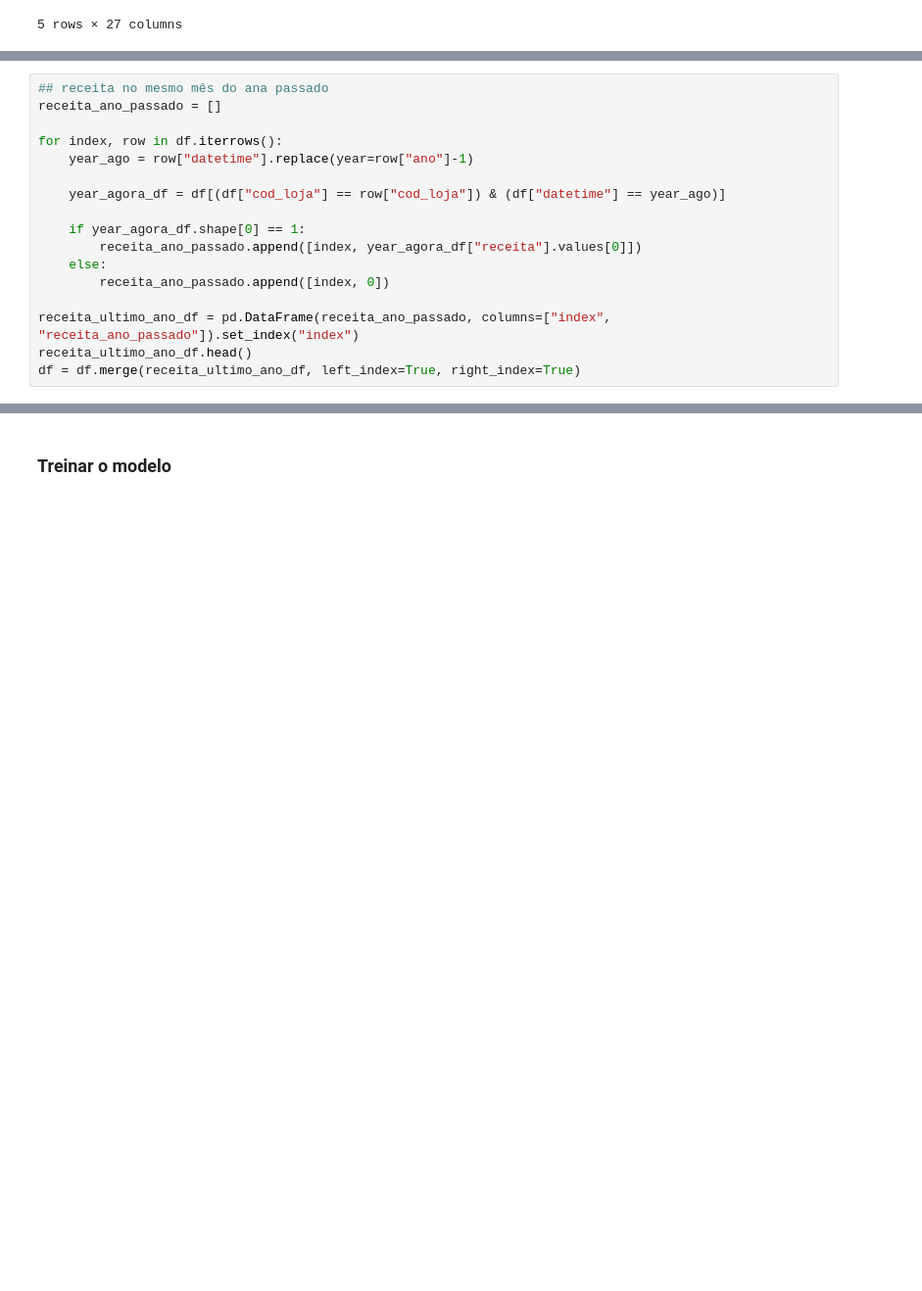
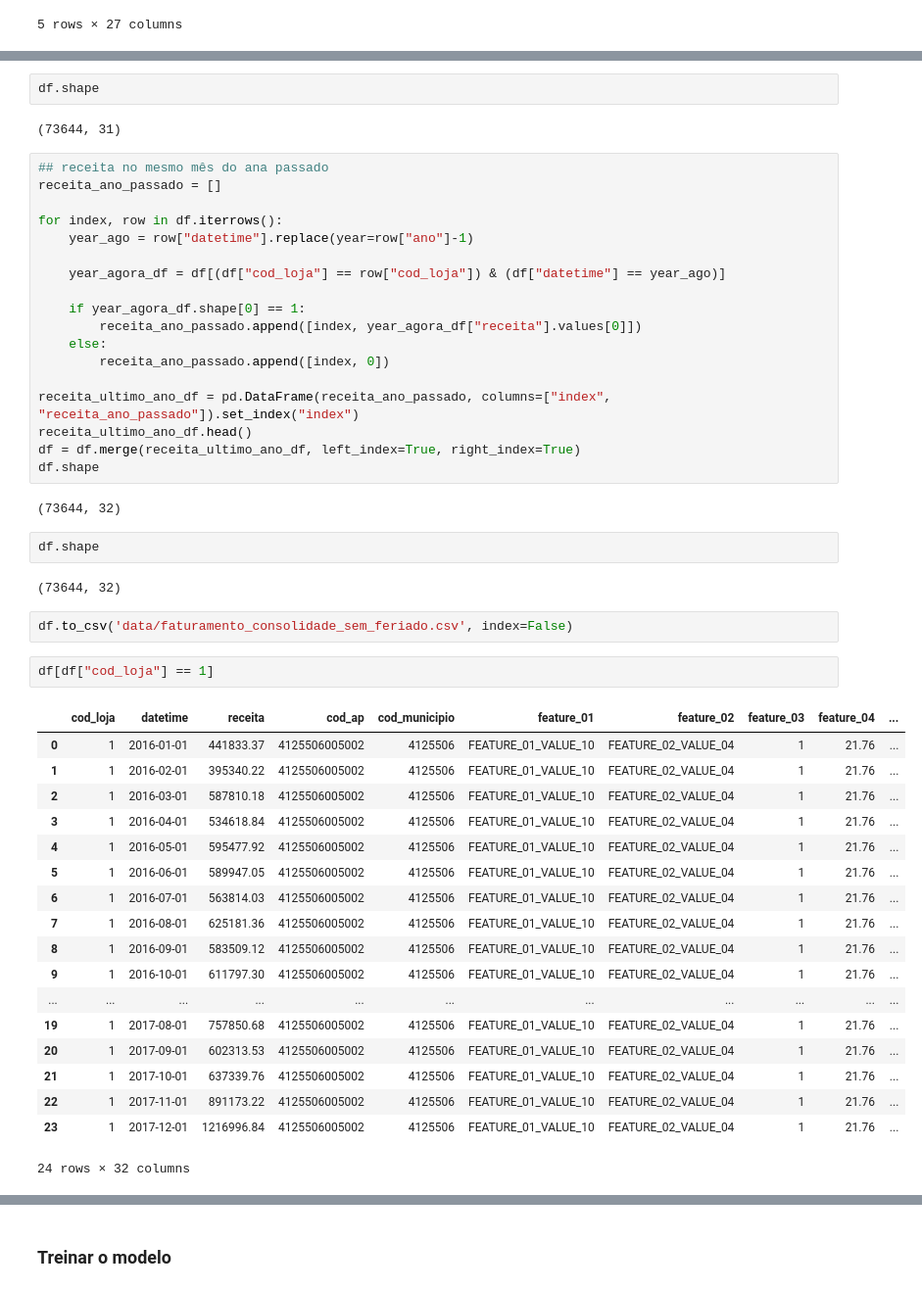
Before and after one commit to BeeData-USP/usp-vs-ufmg, a Jupyter notebook: zurita/randomForest.ipynb, the cells around one changed output, grey strips where cells are left out. Shown: that part at 98% size. Drawn from its saved outputs; the diff is of its cells as text; blank space fills up the shorter version.

```diff
--- a/zurita/randomForest.ipynb
+++ b/zurita/randomForest.ipynb
@@ -155,6 +177,10 @@ for index, row in df.iterrows():
 receita_ultimo_trimestre_df = pd.DataFrame(receita_ultimo_trimestre, columns=["index", "receita_trim1", "receita_trim2", "receita_trim3", "receita_media"]).set_index("index")
 receita_ultimo_trimestre_df.head()
 df = df.merge(receita_ultimo_trimestre_df, left_index=True, right_index=True)
+# %%
+df.shape
+# %% [output]
+(73644, 31)
 # %%
 ## receita no mesmo mês do ana passado
 receita_ano_passado = []
@@ -172,3 +198,33 @@ for index, row in df.iterrows():
 receita_ultimo_ano_df = pd.DataFrame(receita_ano_passado, columns=["index", "receita_ano_passado"]).set_index("index")
 receita_ultimo_ano_df.head()
 df = df.merge(receita_ultimo_ano_df, left_index=True, right_index=True)
+df.shape
+# %% [output]
+(73644, 32)
+# %%
+df.shape
+# %% [output]
+(73644, 32)
+# %%
+df.to_csv('data/faturamento_consolidade_sem_feriado.csv', index=False)
+# %%
+df[df["cod_loja"] == 1]
+# %% [output]
+|  | cod_loja | datetime | receita | cod_ap | cod_municipio | feature_01 | feature_02 | feature_03 | feature_04 | ... |
+| 0 | 1 | 2016-01-01 | 441833.37 | 4125506005002 | 4125506 | FEATURE_01_VALUE_10 | FEATURE_02_VALUE_04 | 1 | 21.76 | ... |
+| 1 | 1 | 2016-02-01 | 395340.22 | 4125506005002 | 4125506 | FEATURE_01_VALUE_10 | FEATURE_02_VALUE_04 | 1 | 21.76 | ... |
+| 2 | 1 | 2016-03-01 | 587810.18 | 4125506005002 | 4125506 | FEATURE_01_VALUE_10 | FEATURE_02_VALUE_04 | 1 | 21.76 | ... |
+| 3 | 1 | 2016-04-01 | 534618.84 | 4125506005002 | 4125506 | FEATURE_01_VALUE_10 | FEATURE_02_VALUE_04 | 1 | 21.76 | ... |
+| 4 | 1 | 2016-05-01 | 595477.92 | 4125506005002 | 4125506 | FEATURE_01_VALUE_10 | FEATURE_02_VALUE_04 | 1 | 21.76 | ... |
+| 5 | 1 | 2016-06-01 | 589947.05 | 4125506005002 | 4125506 | FEATURE_01_VALUE_10 | FEATURE_02_VALUE_04 | 1 | 21.76 | ... |
+| 6 | 1 | 2016-07-01 | 563814.03 | 4125506005002 | 4125506 | FEATURE_01_VALUE_10 | FEATURE_02_VALUE_04 | 1 | 21.76 | ... |
+| 7 | 1 | 2016-08-01 | 625181.36 | 4125506005002 | 4125506 | FEATURE_01_VALUE_10 | FEATURE_02_VALUE_04 | 1 | 21.76 | ... |
+| 8 | 1 | 2016-09-01 | 583509.12 | 4125506005002 | 4125506 | FEATURE_01_VALUE_10 | FEATURE_02_VALUE_04 | 1 | 21.76 | ... |
+| 9 | 1 | 2016-10-01 | 611797.30 | 4125506005002 | 4125506 | FEATURE_01_VALUE_10 | FEATURE_02_VALUE_04 | 1 | 21.76 | ... |
+| ... | ... | ... | ... | ... | ... | ... | ... | ... | ... | ... |
+| 19 | 1 | 2017-08-01 | 757850.68 | 4125506005002 | 4125506 | FEATURE_01_VALUE_10 | FEATURE_02_VALUE_04 | 1 | 21.76 | ... |
+| 20 | 1 | 2017-09-01 | 602313.53 | 4125506005002 | 4125506 | FEATURE_01_VALUE_10 | FEATURE_02_VALUE_04 | 1 | 21.76 | ... |
+| 21 | 1 | 2017-10-01 | 637339.76 | 4125506005002 | 4125506 | FEATURE_01_VALUE_10 | FEATURE_02_VALUE_04 | 1 | 21.76 | ... |
+| 22 | 1 | 2017-11-01 | 891173.22 | 4125506005002 | 4125506 | FEATURE_01_VALUE_10 | FEATURE_02_VALUE_04 | 1 | 21.76 | ... |
+| 23 | 1 | 2017-12-01 | 1216996.84 | 4125506005002 | 4125506 | FEATURE_01_VALUE_10 | FEATURE_02_VALUE_04 | 1 | 21.76 | ... |
+24 rows × 32 columns
```
Also changed, not shown: parts of 15 cells of this notebook, 7 other files.
